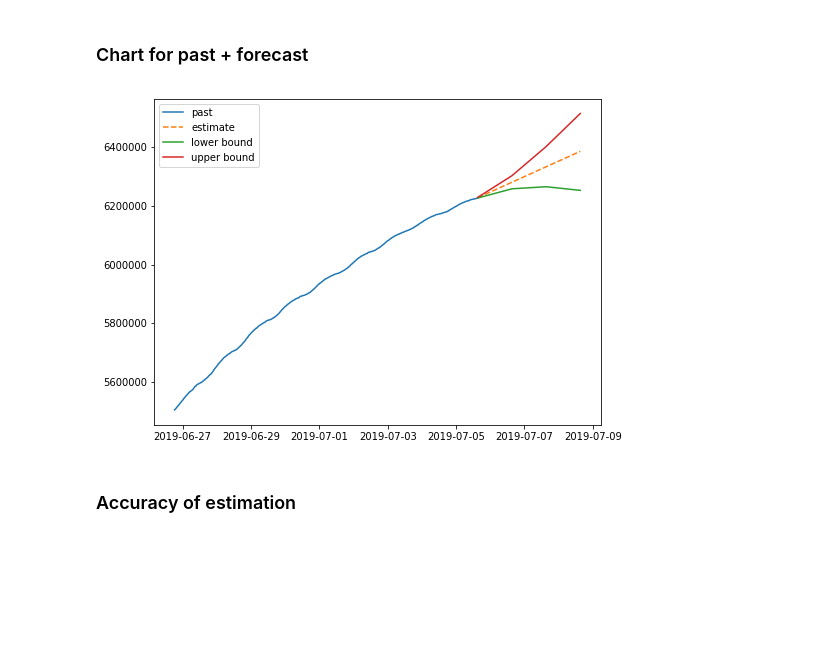
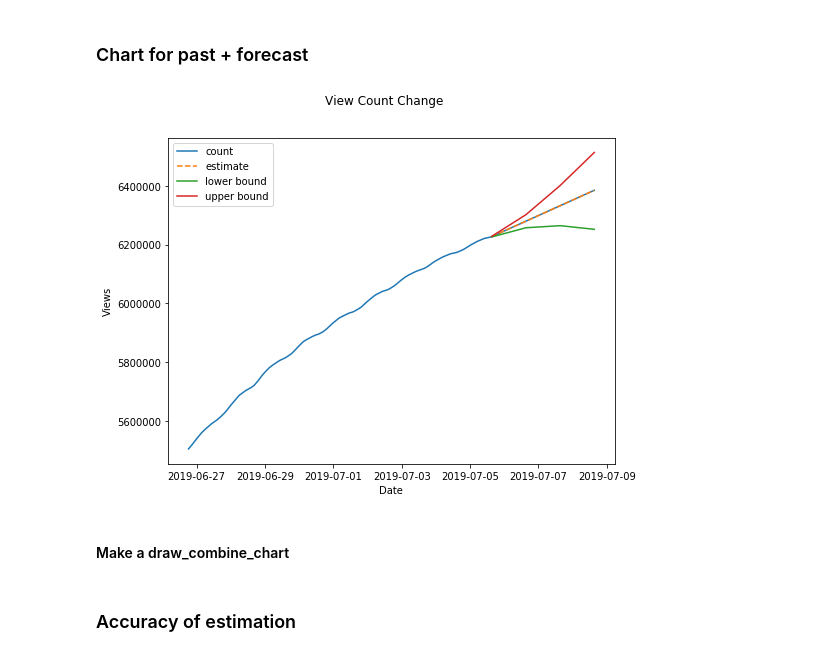
Before and after one commit to Teosoft7/hit_or_not, a Jupyter notebook: eda/eda_with_prophet.ipynb, the cells around one changed output. Drawn from its saved outputs; the diff is of its cells as text; code cells hidden in the pictures; blank space fills up the shorter version.

```diff
--- a/eda/eda_with_prophet.ipynb
+++ b/eda/eda_with_prophet.ipynb
@@ -136,20 +136,20 @@ plt.show()
 # %%
 # Draw chart with 3 values in forecast
 # yhat, yhat_upper, yhat_lower
 fig, ax = plt.subplots(figsize=(8, 6))
 
-ax.plot(est_df['ds'], est_df['y'], '-', label='past')
+ax.plot(forecast['ds'], forecast['yhat'], '-', label='count')
 
 ax.plot(df['ds'], df['yhat'], '--', label='estimate')
 ax.plot(df['ds'], df['yhat_lower'], '-', label='lower bound')
 ax.plot(df['ds'], df['yhat_upper'], '-', label='upper bound')
 
-# hours = mdates.HourLocator(interval = 24)
-# h_fmt = mdates.DateFormatter('%m%d-%H:%M')
-
-# ax.xaxis.set_major_locator(hours)
-# ax.xaxis.set_major_formatter(h_fmt)
+fig.suptitle('View Count Change')
+ax.set_xlabel('Date')
+ax.set_ylabel('Views')
 plt.legend()
 plt.show()
 # %% [output]
-[figure, old version]
+[figure, new version]
+# %% [markdown]
+#### Make a draw_combine_chart
```
Also changed, not shown: parts of 1 cell of this notebook, 4 other files.
